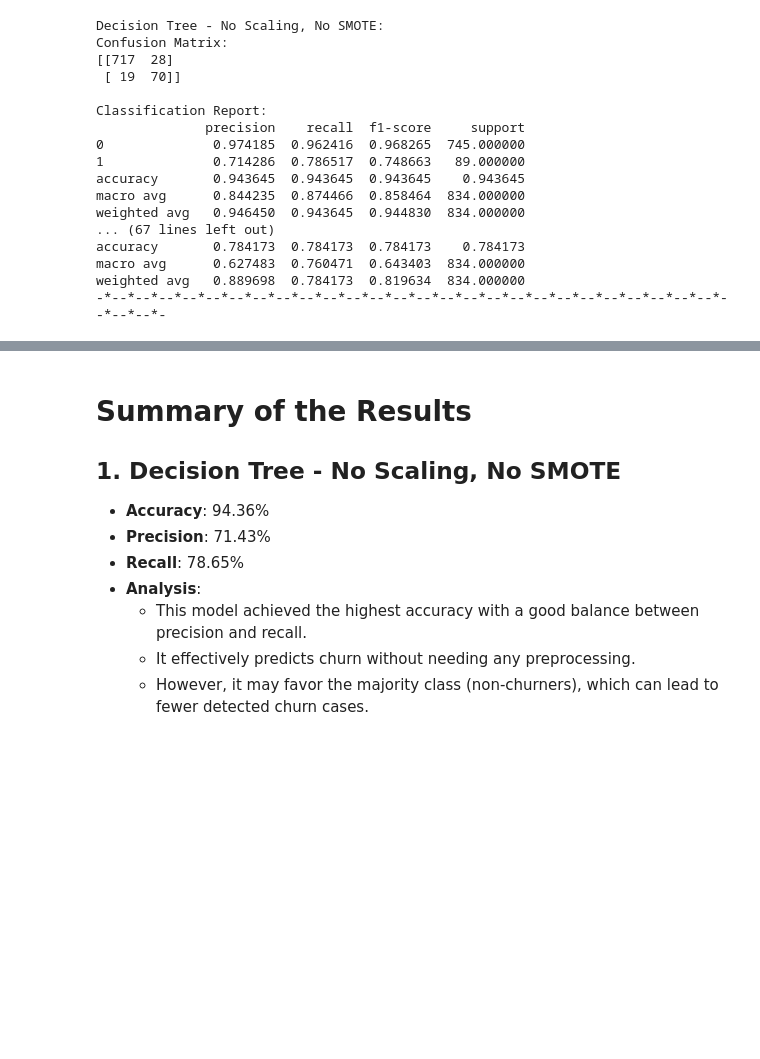
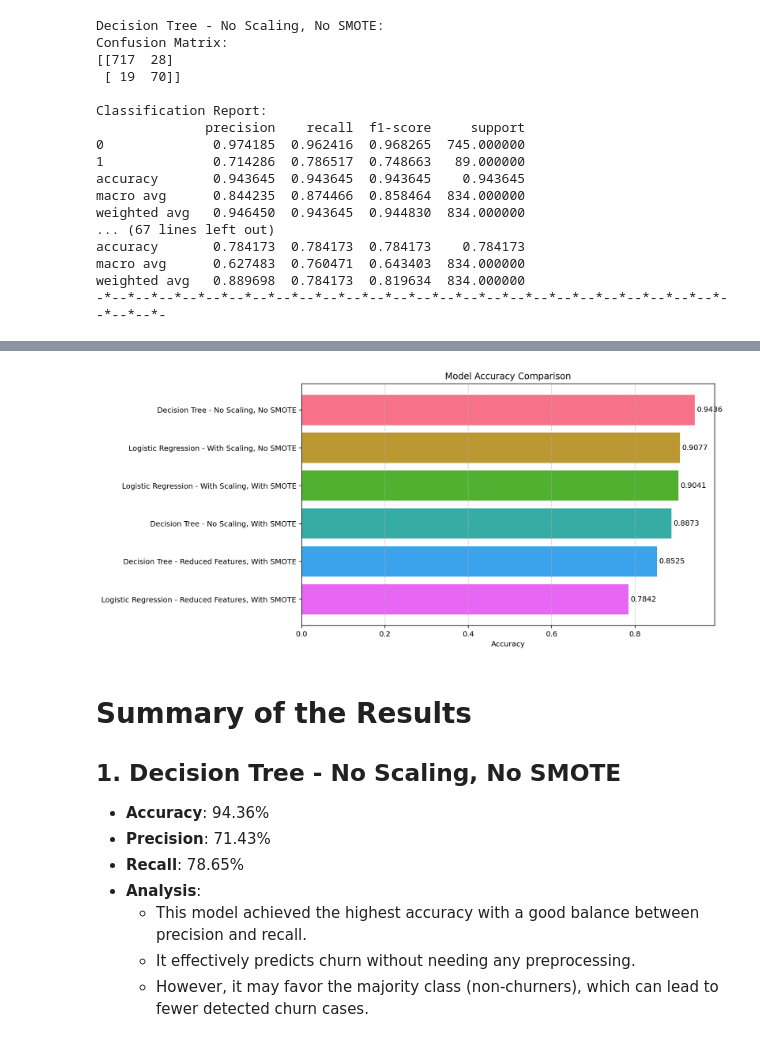
Before and after one commit to geomwangi007/SyriaTel-Customer-Churn-Prediction, a Jupyter notebook: SyriaTel Customer Churn Prediction.ipynb, the cells around one changed output, grey strips where cells are left out. Cells and saved outputs as stored; diff of their text form; code cells hidden in the pictures; blank space fills up the shorter version.

```diff
--- a/SyriaTel Customer Churn Prediction.ipynb
+++ b/SyriaTel Customer Churn Prediction.ipynb
@@ -1009,3 +1057,23 @@ weighted avg   0.889698  0.784173  0.819634  834.000000
+# %%
+# Sorting results by accuracy in descending order
+results_df.sort_values(by='Accuracy', ascending=False, inplace=True)
+
+# Plotting accuracies using a horizontal bar plot with different colors
+plt.figure(figsize=(10, 6))
+bars = plt.barh(results_df['Model'], results_df['Accuracy'], color=sns.color_palette("husl", len(results_df)))
+plt.xlabel('Accuracy')
+plt.title('Model Accuracy Comparison')
+plt.gca().invert_yaxis()  # Highest accuracy at the top
+plt.grid(axis='x', linestyle='--', alpha=0.7)
+
+# Adding accuracy values next to bars
+for bar in bars:
+    plt.text(bar.get_width() + 0.005, bar.get_y() + bar.get_height()/2,
+             f'{bar.get_width():.4f}', va='center')
+
+plt.show()
+# %% [output]
+[figure, added]
 # %% [markdown]
 # Summary of the Results
 
```
Also changed, not shown: parts of 3 cells of this notebook.
